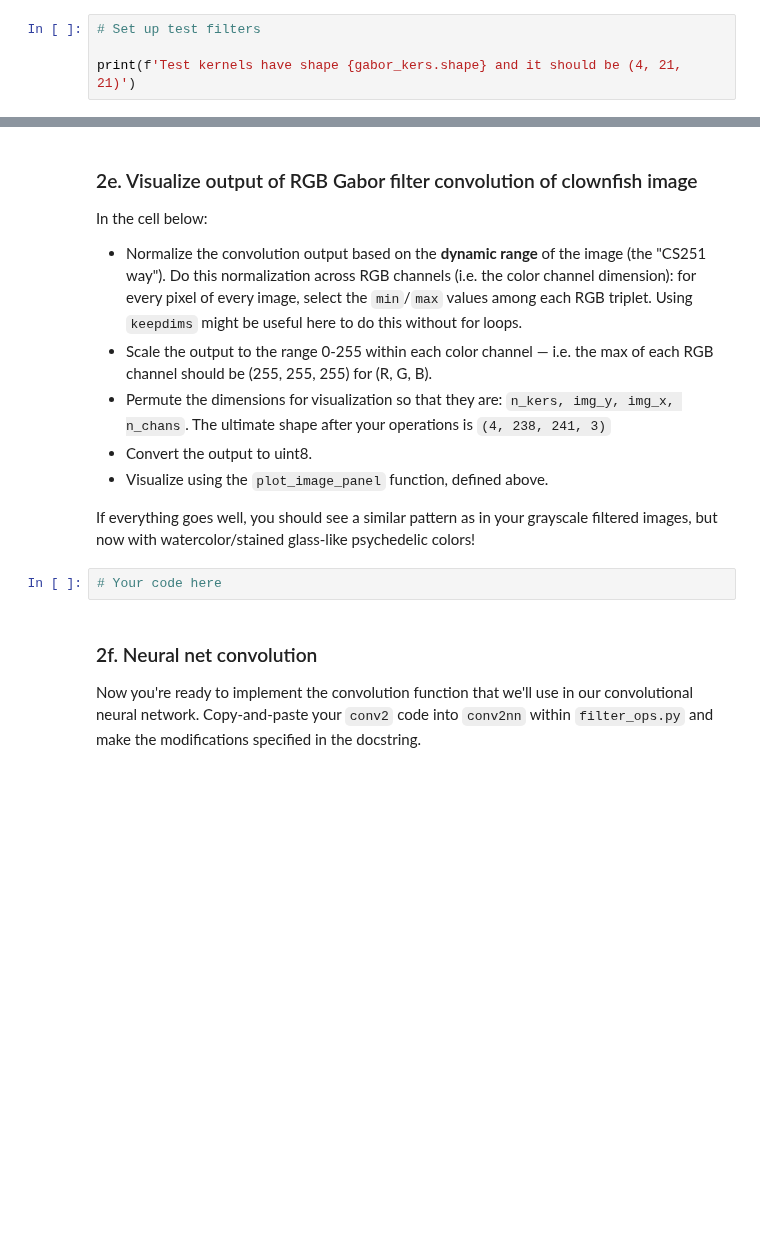
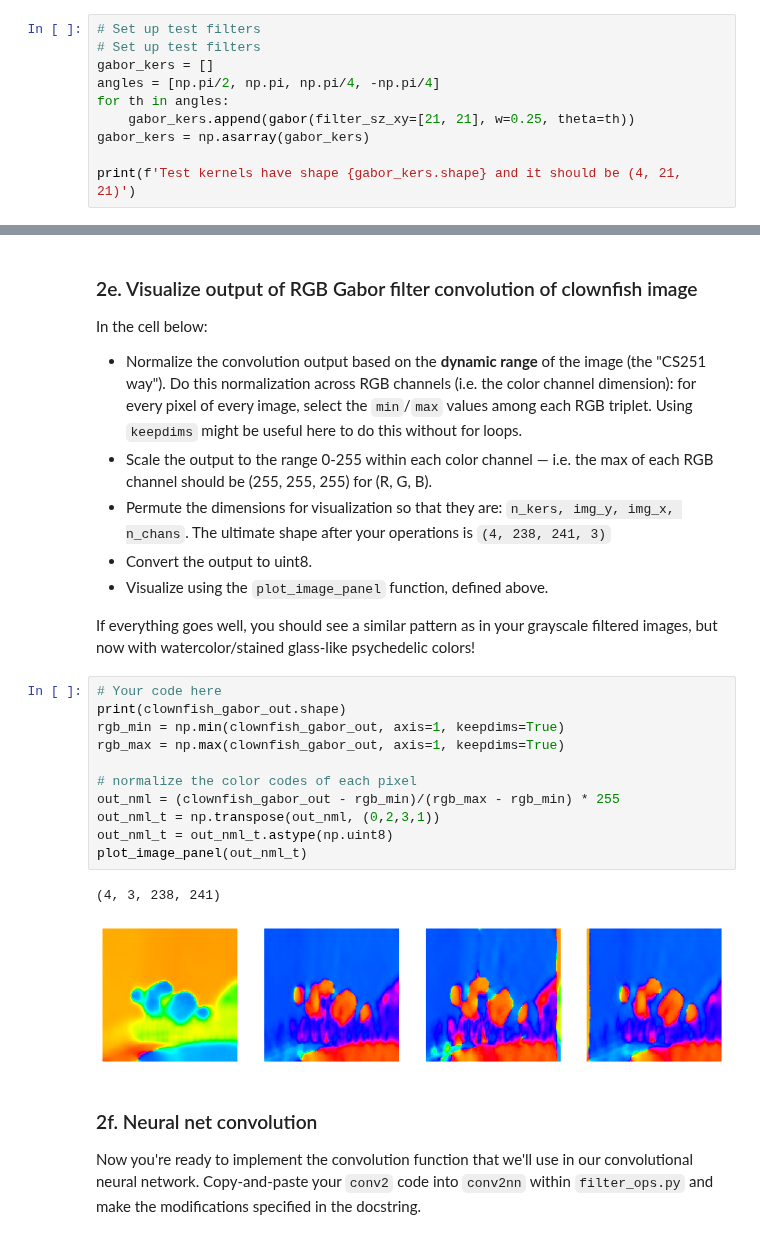
Before and after one commit to luhangsnn/neuralnetworks, a Jupyter notebook: proj3/convolution_and_pooling.ipynb, the cells around one changed output, grey strips where cells are left out. Drawn from its saved outputs; the diff is of its cells as text; blank space fills up the shorter version.

```diff
--- a/proj3/convolution_and_pooling.ipynb
+++ b/proj3/convolution_and_pooling.ipynb
@@ -171,5 +278,11 @@ Write code below that generates 4 Gabor filters that respond to vertical, horizo
 Note: the `gabor` function assumes the angles are in radians, not degrees
 # %%
 # Set up test filters
+# Set up test filters
+gabor_kers = []
+angles = [np.pi/2, np.pi, np.pi/4, -np.pi/4]
+for th in angles:
+    gabor_kers.append(gabor(filter_sz_xy=[21, 21], w=0.25, theta=th))
+gabor_kers = np.asarray(gabor_kers)
 
 print(f'Test kernels have shape {gabor_kers.shape} and it should be (4, 21, 21)')
@@ -265,8 +412,20 @@ In the cell below:
 - Visualize using the `plot_image_panel` function, defined above.
 
 If everything goes well, you should see a similar pattern as in your grayscale filtered images, but now with watercolor/stained glass-like psychedelic colors!
-# %%
-# Your code here
+# %%
+# Your code here
+print(clownfish_gabor_out.shape)
+rgb_min = np.min(clownfish_gabor_out, axis=1, keepdims=True)
+rgb_max = np.max(clownfish_gabor_out, axis=1, keepdims=True)
+
+# normalize the color codes of each pixel
+out_nml = (clownfish_gabor_out - rgb_min)/(rgb_max - rgb_min) * 255
+out_nml_t = np.transpose(out_nml, (0,2,3,1))
+out_nml_t = out_nml_t.astype(np.uint8)
+plot_image_panel(out_nml_t)
+# %% [output]
+(4, 3, 238, 241)
+[figure, added]
 # %% [markdown]
 ### 2f. Neural net convolution
 
```
Also changed, not shown: parts of 22 cells of this notebook, 1 other file.
